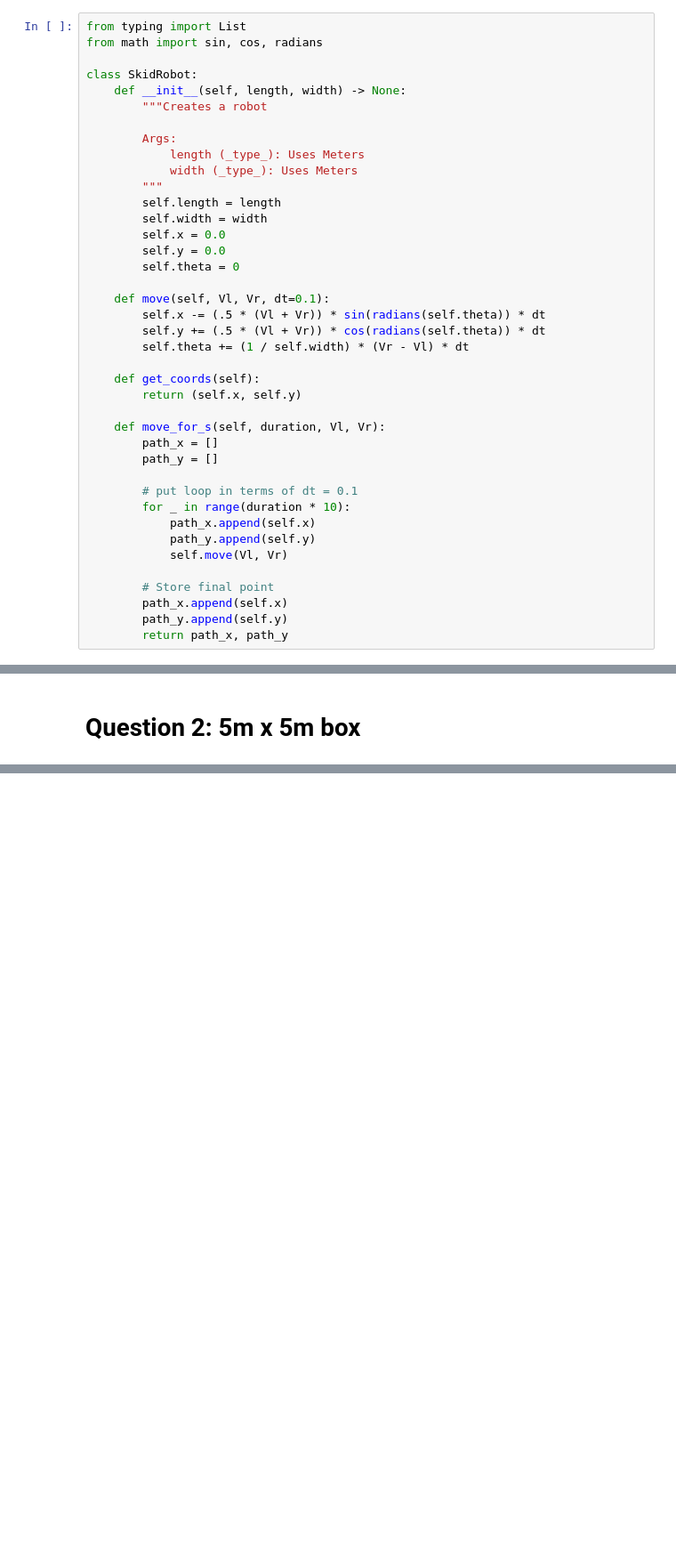
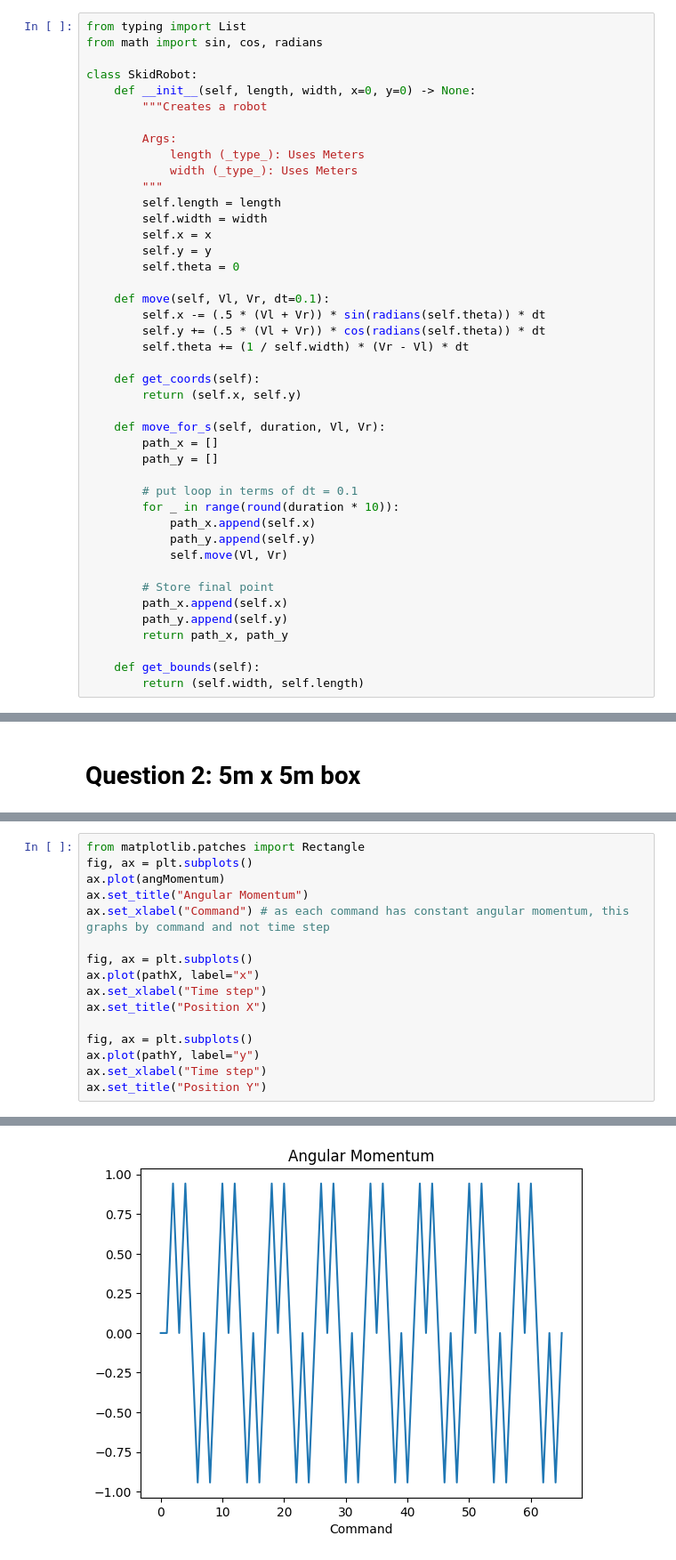
Before and after one commit to jonathan-crandall/CS5510-Robot-Intelligence, a Jupyter notebook: midterm_problem_1.ipynb, the cells around one changed output, grey strips where cells are left out. Shown: that part at 89% size. Cells and saved outputs as stored; diff of their text form; blank space fills up the shorter version.

```diff
--- a/midterm_problem_1.ipynb
+++ b/midterm_problem_1.ipynb
@@ -5,7 +5,7 @@ from typing import List
 from math import sin, cos, radians
 
 class SkidRobot:
-    def __init__(self, length, width) -> None:
+    def __init__(self, length, width, x=0, y=0) -> None:
         """Creates a robot
 
         Args:
@@ -14,8 +14,8 @@ class SkidRobot:
         """
         self.length = length
         self.width = width
-        self.x = 0.0
-        self.y = 0.0
+        self.x = x
+        self.y = y
         self.theta = 0
 
     def move(self, Vl, Vr, dt=0.1):
@@ -31,7 +31,7 @@ class SkidRobot:
         path_y = []
 
         # put loop in terms of dt = 0.1
-        for _ in range(duration * 10):
+        for _ in range(round(duration * 10)):
             path_x.append(self.x)
             path_y.append(self.y)
             self.move(Vl, Vr)
@@ -40,6 +40,9 @@ class SkidRobot:
         path_x.append(self.x)
         path_y.append(self.y)
         return path_x, path_y
+
+    def get_bounds(self):
+        return (self.width, self.length)
 # %% [markdown]
 # Question 1
 # %%
@@ -77,0 +189,17 @@ ax.add_patch(Rectangle((0 - 2.5, 0 - 2.5), 5, 5, facecolor="none", ec='k', lw=2)
+# %%
+from matplotlib.patches import Rectangle
+fig, ax = plt.subplots()
+ax.plot(angMomentum)
+ax.set_title("Angular Momentum")
+ax.set_xlabel("Command") # as each command has constant angular momentum, this graphs by command and not time step
+
+fig, ax = plt.subplots()
+ax.plot(pathX, label="x")
+ax.set_xlabel("Time step")
+ax.set_title("Position X")
+
+fig, ax = plt.subplots()
+ax.plot(pathY, label="y")
+ax.set_xlabel("Time step")
+ax.set_title("Position Y")
+# %% [output]
@@ -77,0 +207 @@ ax.add_patch(Rectangle((0 - 2.5, 0 - 2.5), 5, 5, facecolor="none", ec='k', lw=2)
+[figure, added]
```
Also changed, not shown: parts of 4 cells of this notebook, 1 other file.
